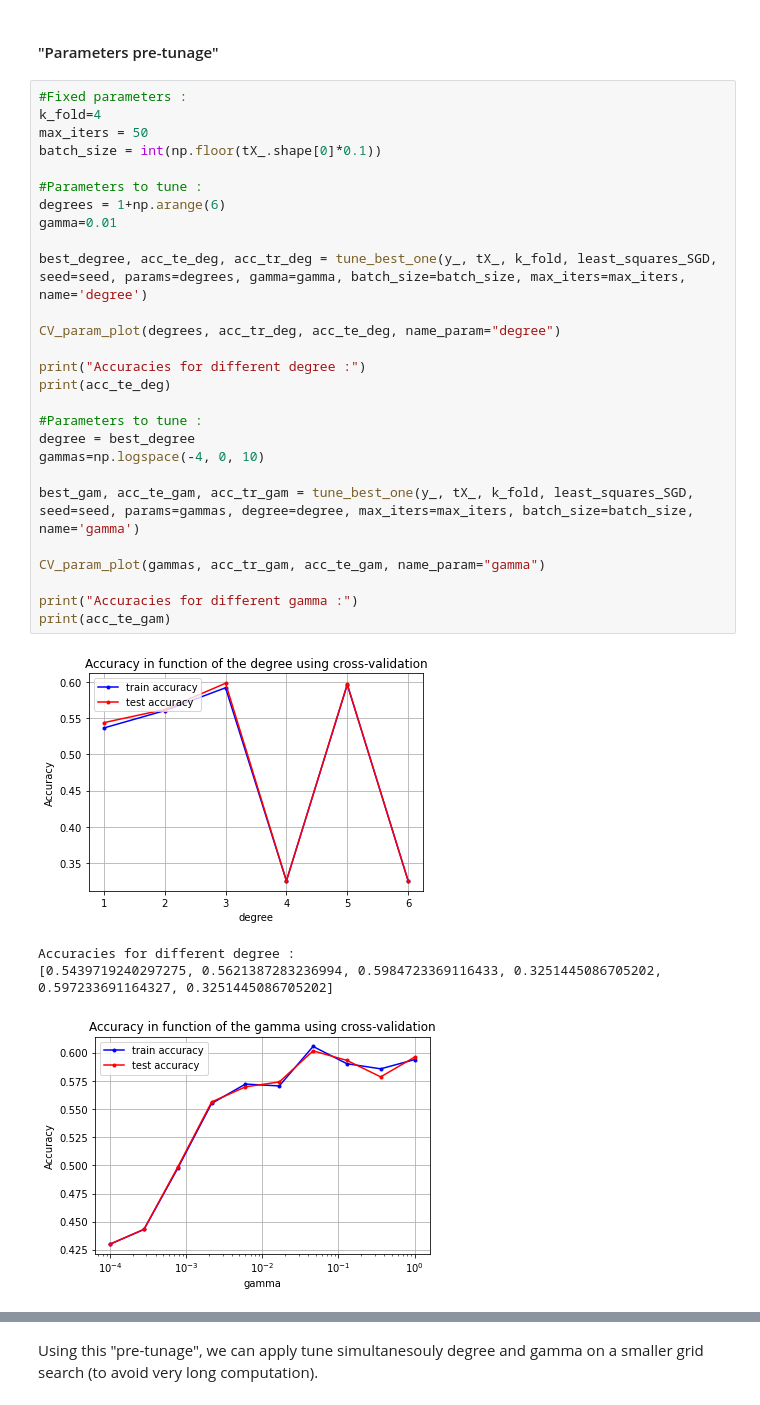
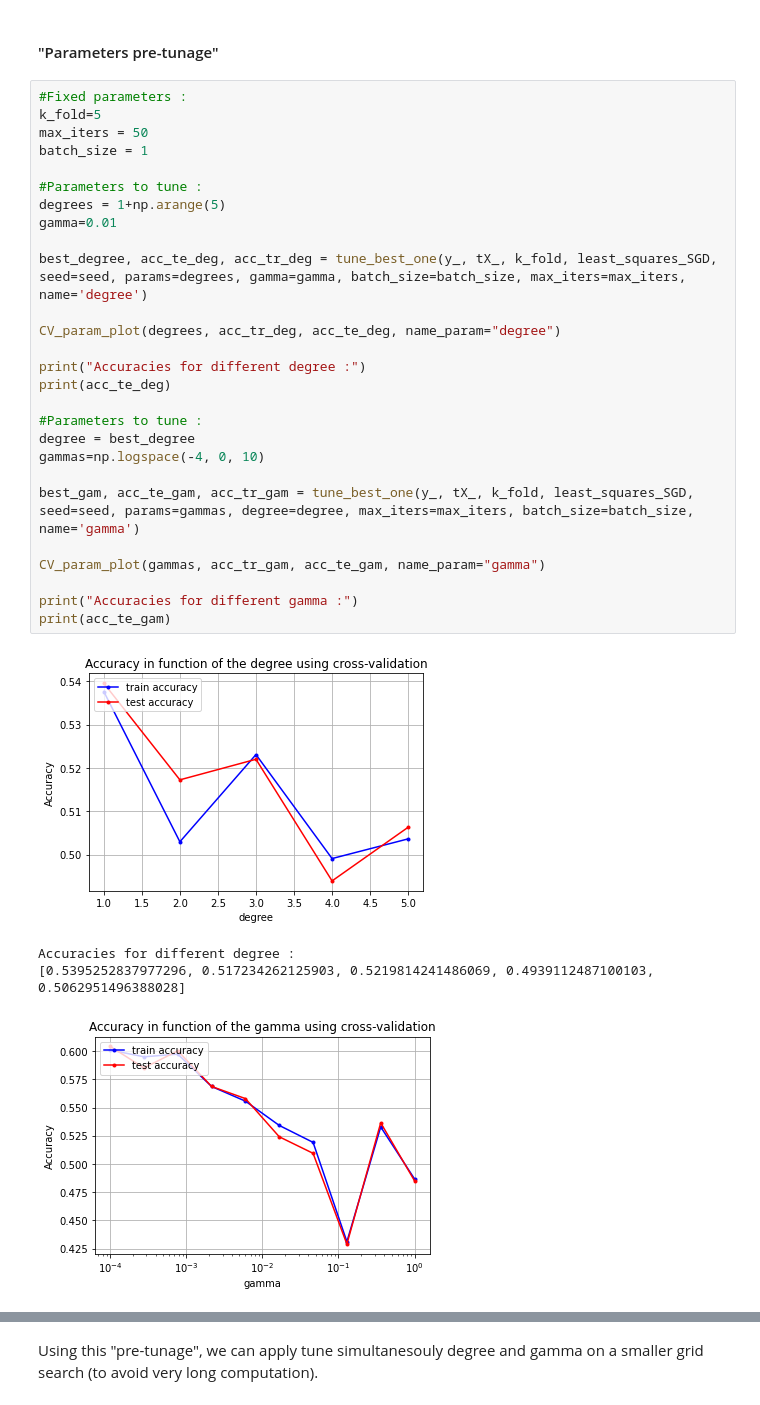
Before and after one commit to CS-433/ml-project-1-thevipers, a Jupyter notebook: main.ipynb, the cells around one changed output, grey strips where cells are left out. Cells and saved outputs as stored; diff of their text form.

```diff
--- a/main.ipynb
+++ b/main.ipynb
@@ -264,34 +264,34 @@ While the train accuracy is :  0.558766859344894
 #### "Parameters pre-tunage"
 # %%
 #Fixed parameters :
-k_fold=4
+k_fold=5
 max_iters = 50
-batch_size = int(np.floor(tX_.shape[0]*0.1))
+batch_size = 1
 
 #Parameters to tune :
-degrees = 1+np.arange(6)
+degrees = 1+np.arange(5)
 gamma=0.01
 
 best_degree, acc_te_deg, acc_tr_deg = tune_best_one(y_, tX_, k_fold, least_squares_SGD, seed=seed, params=degrees, gamma=gamma, batch_size=batch_size, max_iters=max_iters, name='degree')
 
 CV_param_plot(degrees, acc_tr_deg, acc_te_deg, name_param="degree")
 
 print("Accuracies for different degree :")
 print(acc_te_deg)
 
 #Parameters to tune :
 degree = best_degree
 gammas=np.logspace(-4, 0, 10)
 
 best_gam, acc_te_gam, acc_tr_gam = tune_best_one(y_, tX_, k_fold, least_squares_SGD, seed=seed, params=gammas, degree=degree, max_iters=max_iters, batch_size=batch_size, name='gamma')
 
 CV_param_plot(gammas, acc_tr_gam, acc_te_gam, name_param="gamma")
 
 print("Accuracies for different gamma :")
 print(acc_te_gam)
 # %% [output]
-[figure, old version]
+[figure, new version]
 Accuracies for different degree :
-[0.5439719240297275, 0.5621387283236994, 0.5984723369116433, 0.3251445086705202, 0.597233691164327, 0.3251445086705202]
+[0.5395252837977296, 0.517234262125903, 0.5219814241486069, 0.4939112487100103, 0.5062951496388028]
-[figure, old version]
+[figure, new version]
 Accuracies for different gamma :
```
Also changed, not shown: parts of 6 cells of this notebook.
